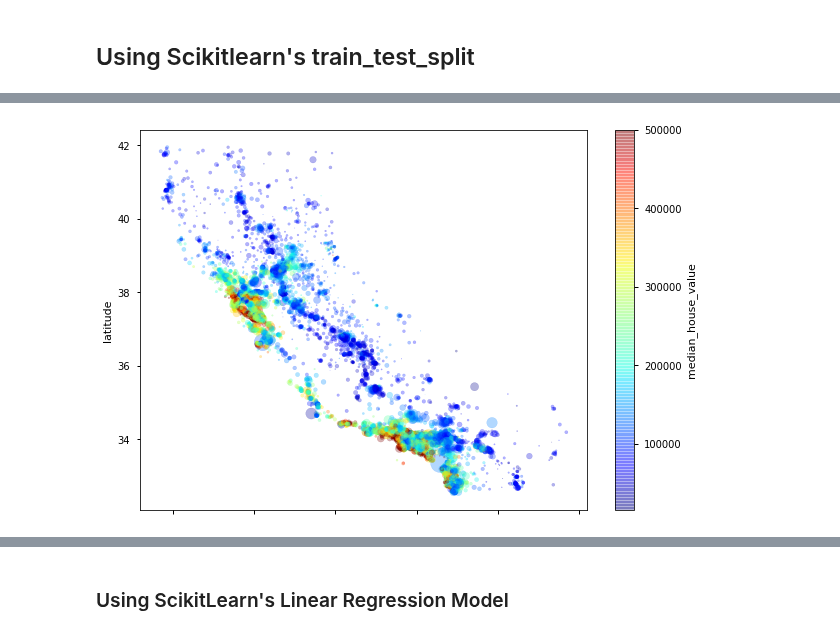
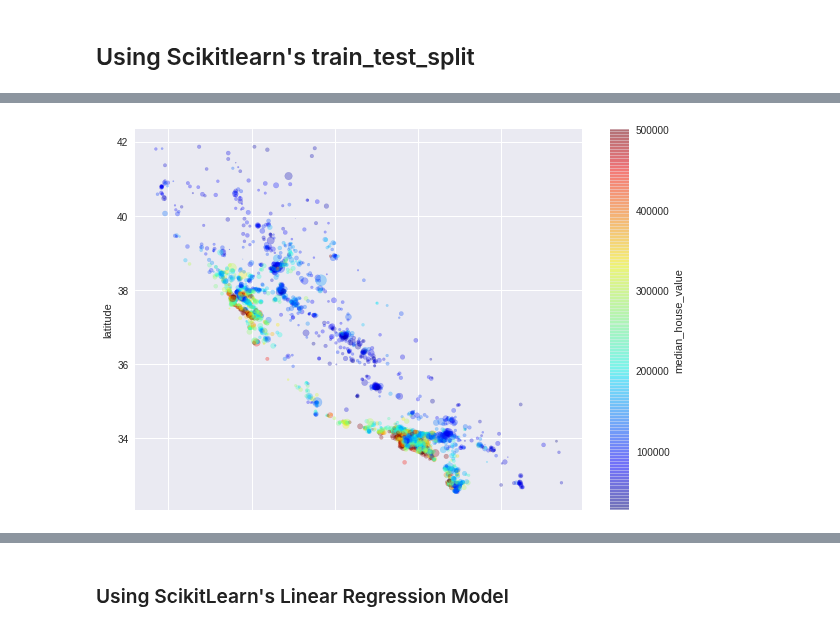
Before and after one commit to somnath1077/ML, a Jupyter notebook: hands_on_ML/Chapter2.ipynb, the cells around one changed output, grey strips where cells are left out. Cells and saved outputs as stored; diff of their text form; code cells hidden in the pictures.

Commit message:
modified ipython notebook

```diff
--- a/hands_on_ML/Chapter2.ipynb
+++ b/hands_on_ML/Chapter2.ipynb
@@ -130,2 +131,5 @@ df_id
 # %% [markdown]
 ## Using Scikitlearn's train_test_split
+# %%
+data['income_cat'] = np.ceil(data['median_income'] / 1.5)
+data['income_cat'].where(data['income_cat'] < 5, 5.0, inplace=True)
@@ -131,0 +156,15 @@ df_id
+# %%
+# select only numeric columns from the data set
+
+data_modified = data[['longitude',
+                      'latitude',
+                      'housing_median_age',
+                      'median_income',
+                      'ocean_proximity_numeric',
+                      'total_rooms',
+                      'total_bedrooms',
+                      'population',
+                      'households',
+                      'rooms_per_households',
+                      'bedrooms_to_total_rooms',
+                      'population_per_household', 'median_house_value']]
@@ -132,4 +173,4 @@ df_id
 # %%
 from sklearn.model_selection import train_test_split
 
-train_set, test_set = train_test_split(df, test_size=0.2, random_state=2412)
+train_set, test_set = train_test_split(data_modified, test_size=0.2, random_state=2412)
@@ -171,11 +195,9 @@ df['income_cat'].hist()
-# %%
-data = train_set.copy()
 # %%
 %matplotlib inline
-data.plot(kind='scatter', x='longitude', y='latitude', alpha=0.3,
+test_set.plot(kind='scatter', x='longitude', y='latitude', alpha=0.3,
           s=data['population']/100.0, figsize=(10,7),
           c="median_house_value", cmap=plt.get_cmap("jet"),
           colorbar=True)
 plt.legend()
 # %% [output]
-[figure, old version]
+[figure, new version]
```
Also changed, not shown: parts of 41 cells of this notebook.
